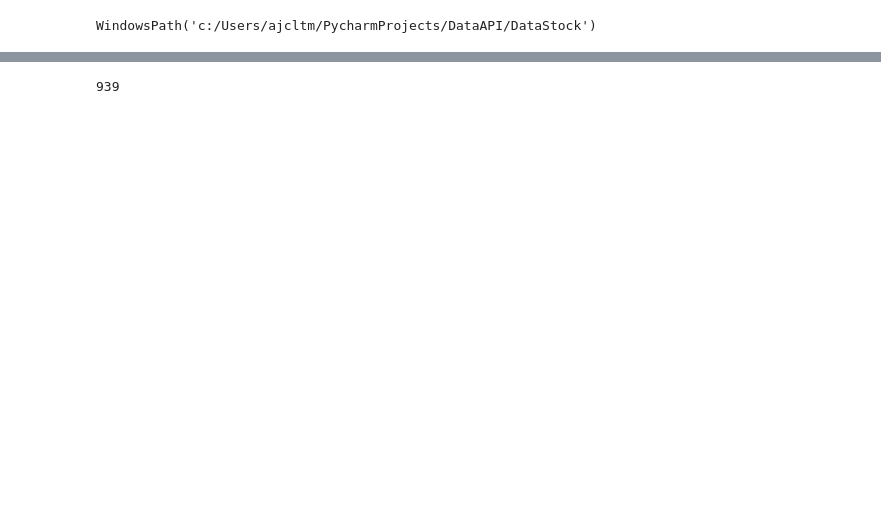
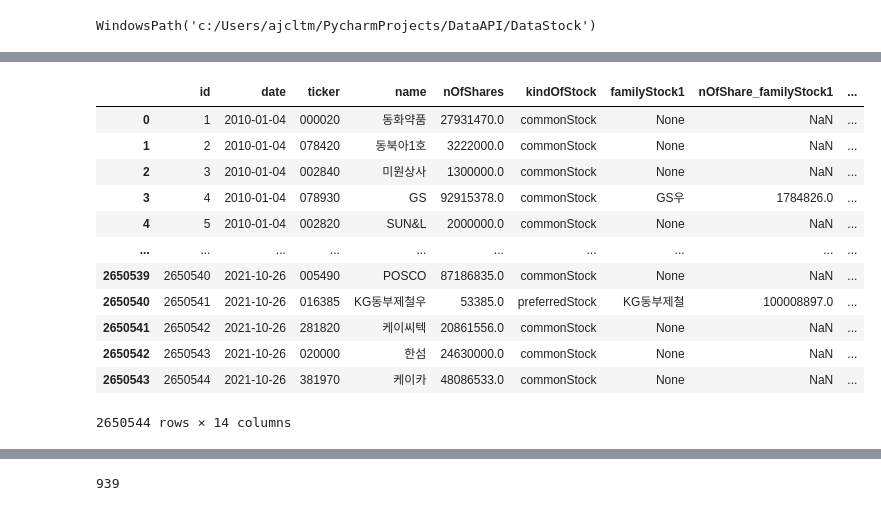
Before and after one commit to ajcltm/DataAPI, a Jupyter notebook: 211008_queryDataStock.ipynb, the cells around one changed output, grey strips where cells are left out. Cells and saved outputs as stored; diff of their text form; code cells hidden in the pictures; blank space fills up the shorter version.

```diff
--- a/211008_queryDataStock.ipynb
+++ b/211008_queryDataStock.ipynb
@@ -27,0 +60,18 @@ df = query.queryStockNumberOfSharesDB(by='parquet')
+# %%
+df = query.queryStockNumberOfSharesDB(by='sql')
+df.groupby('date').count().tail(15)
+df
+# %% [output]
+|  | id | date | ticker | name | nOfShares | kindOfStock | familyStock1 | nOfShare_familyStock1 | ... |
+| 0 | 1 | 2010-01-04 | 000020 | 동화약품 | 27931470.0 | commonStock | None | NaN | ... |
+| 1 | 2 | 2010-01-04 | 078420 | 동북아1호 | 3222000.0 | commonStock | None | NaN | ... |
+| 2 | 3 | 2010-01-04 | 002840 | 미원상사 | 1300000.0 | commonStock | None | NaN | ... |
+| 3 | 4 | 2010-01-04 | 078930 | GS | 92915378.0 | commonStock | GS우 | 1784826.0 | ... |
+| 4 | 5 | 2010-01-04 | 002820 | SUN&L | 2000000.0 | commonStock | None | NaN | ... |
+| ... | ... | ... | ... | ... | ... | ... | ... | ... | ... |
+| 2650539 | 2650540 | 2021-10-26 | 005490 | POSCO | 87186835.0 | commonStock | None | NaN | ... |
+| 2650540 | 2650541 | 2021-10-26 | 016385 | KG동부제철우 | 53385.0 | preferredStock | KG동부제철 | 100008897.0 | ... |
+| 2650541 | 2650542 | 2021-10-26 | 281820 | 케이씨텍 | 20861556.0 | commonStock | None | NaN | ... |
+| 2650542 | 2650543 | 2021-10-26 | 020000 | 한섬 | 24630000.0 | commonStock | None | NaN | ... |
+| 2650543 | 2650544 | 2021-10-26 | 381970 | 케이카 | 48086533.0 | commonStock | None | NaN | ... |
+2650544 rows × 14 columns
```
Also changed, not shown: parts of 10 cells of this notebook, 1 other file.
